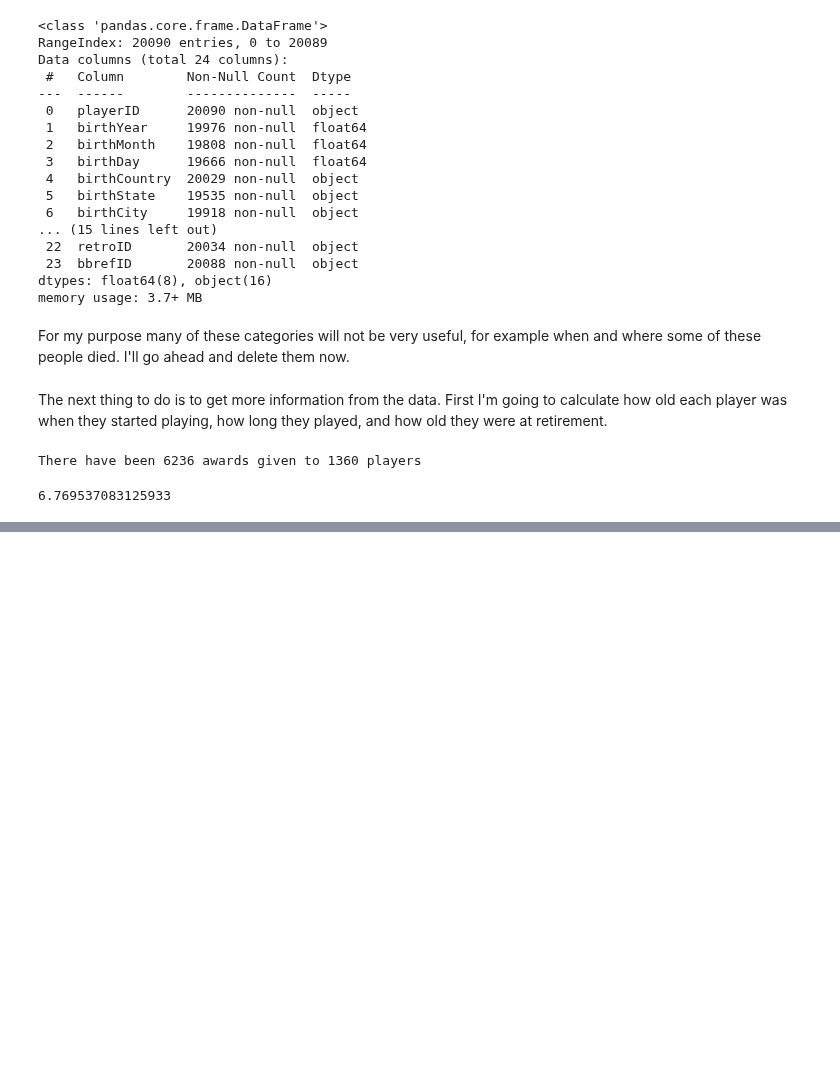
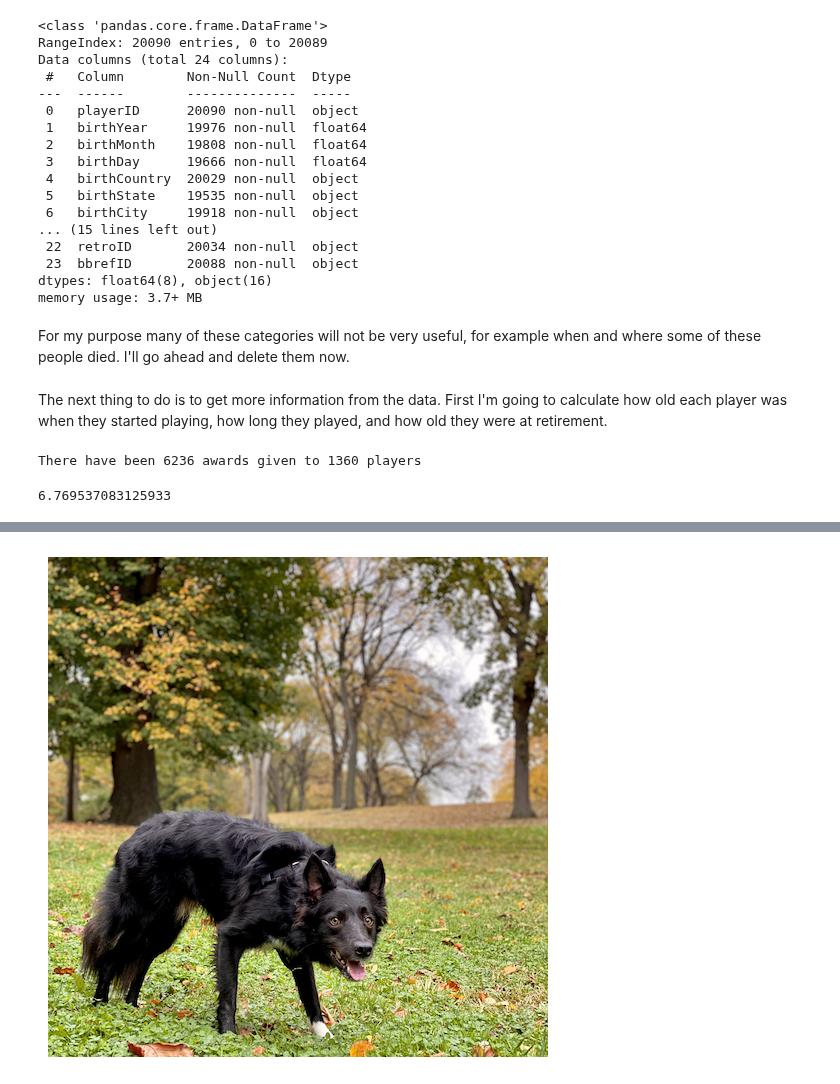
Before and after one commit to aradaha/Baseball-Stats-Project, a Jupyter notebook: Capstone.ipynb, the cells around one changed output, grey strips where cells are left out. Cells and saved outputs as stored; diff of their text form; code cells hidden in the pictures; blank space fills up the shorter version.

Commit message:
dogplot

```diff
--- a/Capstone.ipynb
+++ b/Capstone.ipynb
@@ -181,0 +241,4 @@ There have been 6236 awards given to 1360 players
+# %%
+sns.dogplot(x='playerID', y='Awards', data=Awards, kind='point')
+# %% [output]
+[figure, added]
```
Also changed, not shown: parts of 10 cells of this notebook.
